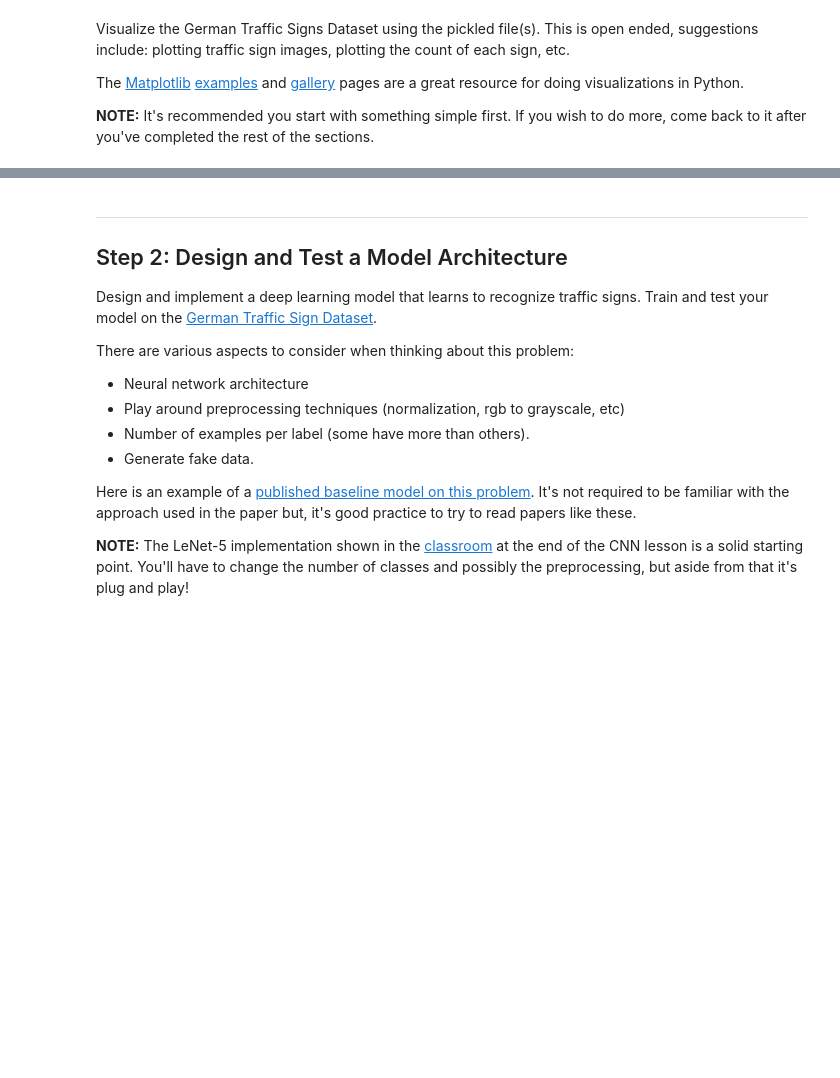
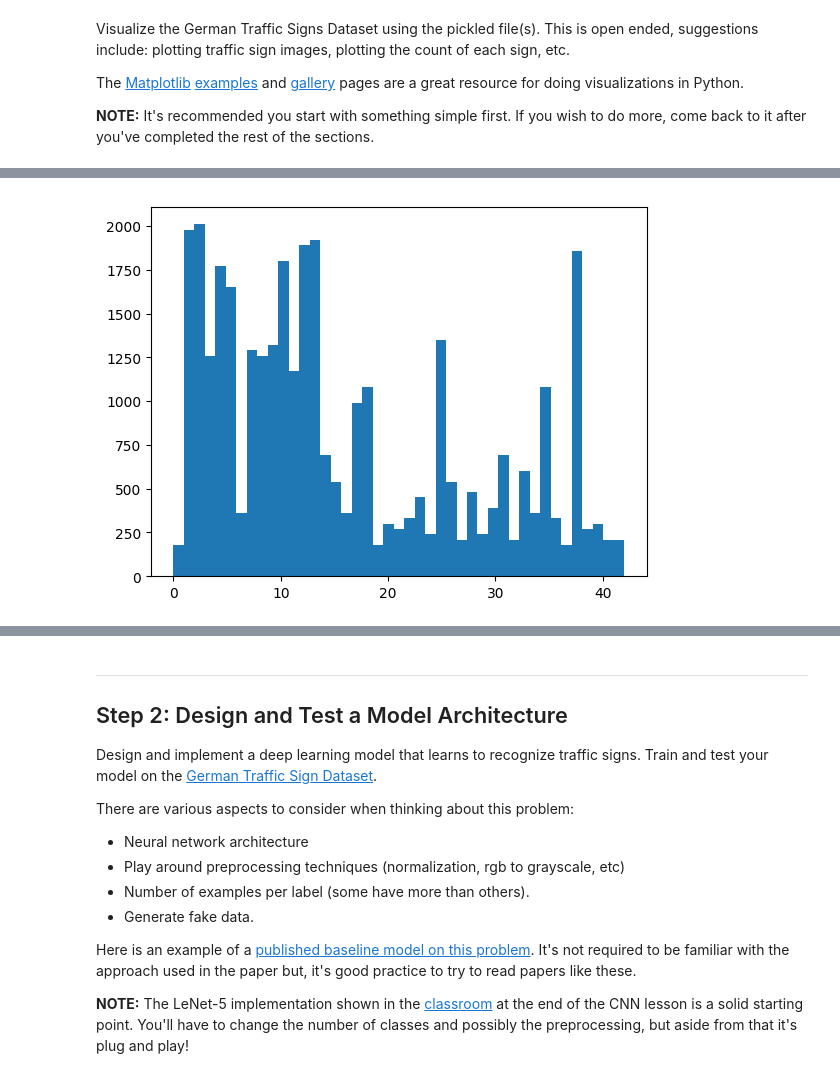
Before and after one commit to mplaza/traffic-sign-classsifier-project, a Jupyter notebook: Traffic_Sign_Classifier.ipynb, the cells around one changed output, grey strips where cells are left out. Cells and saved outputs as stored; diff of their text form; code cells hidden in the pictures; blank space fills up the shorter version.

```diff
--- a/Traffic_Sign_Classifier.ipynb
+++ b/Traffic_Sign_Classifier.ipynb
@@ -117 +120,6 @@ plt.show()
+# %%
+plt.hist(y_train, bins=n_classes)
+plt.show()
+# %% [output]
+[figure, added]
 # %%
```
Also changed, not shown: parts of 30 cells of this notebook, 17 other files.
